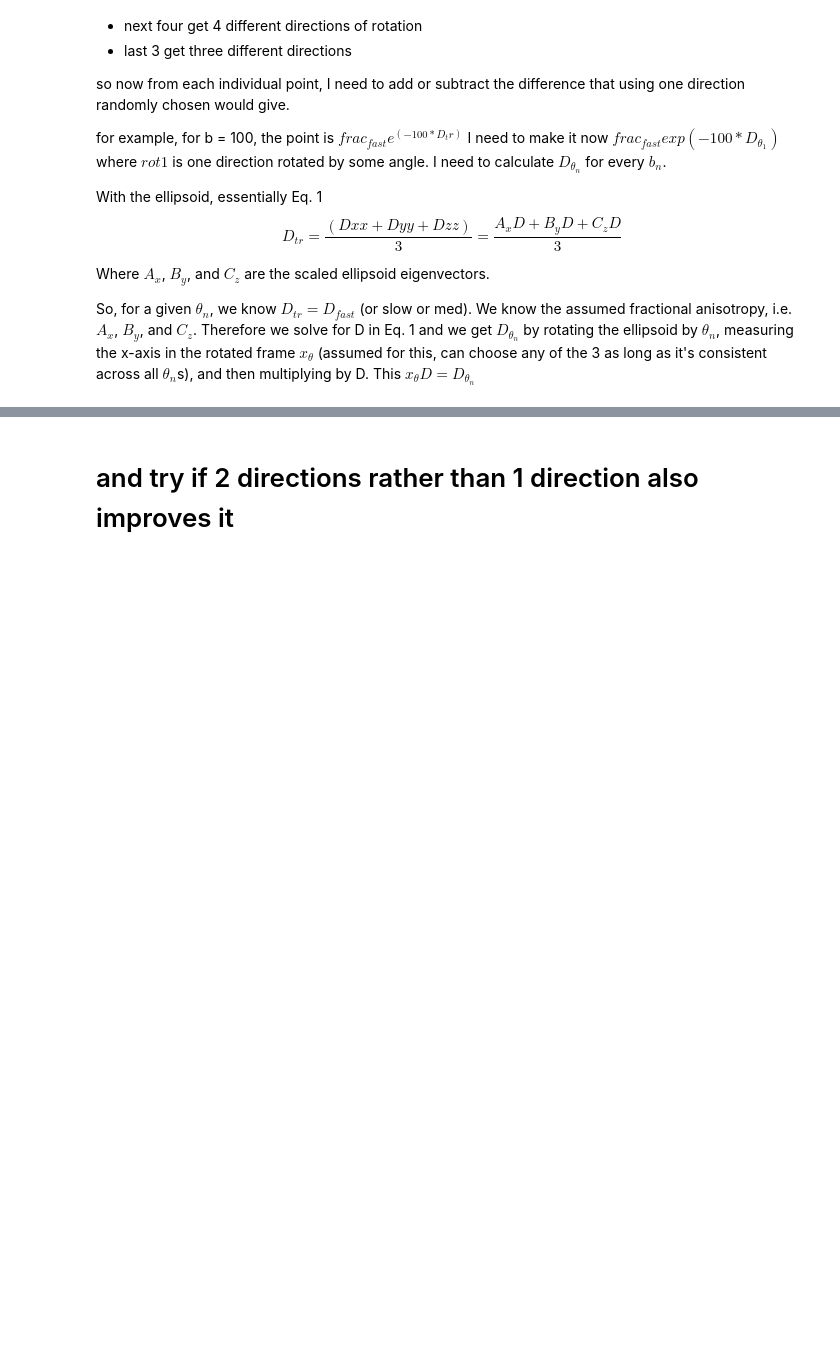
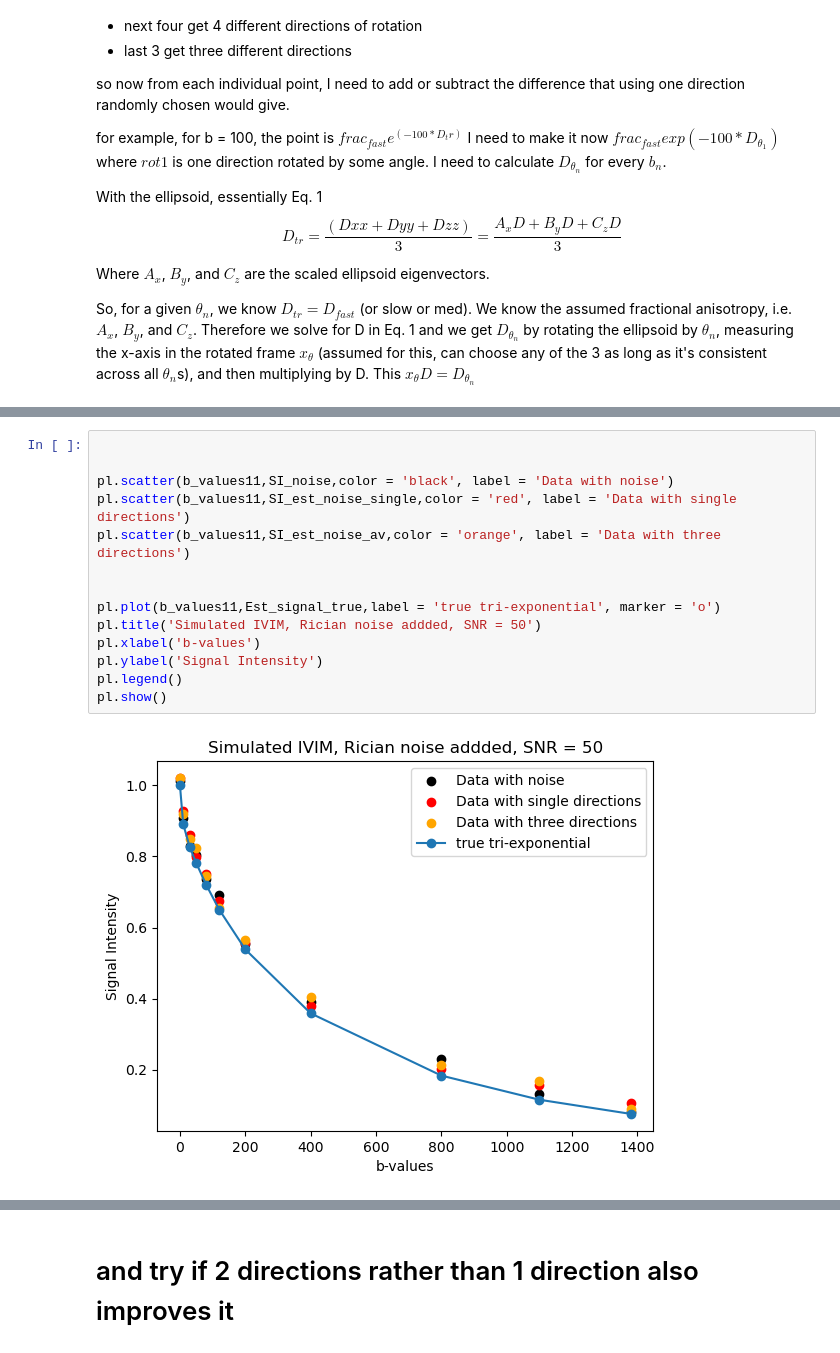
Before and after one commit to miramliu/Multiexp_Simulations_python, a Jupyter notebook: SimulationOfKidneySignal.ipynb, the cells around one changed output, grey strips where cells are left out. Saved outputs shown, nothing was run; the diff lists cells and outputs as text; blank space fills up the shorter version.

```diff
--- a/SimulationOfKidneySignal.ipynb
+++ b/SimulationOfKidneySignal.ipynb
@@ -256,3 +222,19 @@ pl.show()
+# %%
+
+
+pl.scatter(b_values11,SI_noise,color = 'black', label = 'Data with noise')
+pl.scatter(b_values11,SI_est_noise_single,color = 'red', label = 'Data with single directions')
+pl.scatter(b_values11,SI_est_noise_av,color = 'orange', label = 'Data with three directions')
+
+
+pl.plot(b_values11,Est_signal_true,label = 'true tri-exponential', marker = 'o')
+pl.title('Simulated IVIM, Rician noise addded, SNR = 50')
+pl.xlabel('b-values')
+pl.ylabel('Signal Intensity')
+pl.legend()
+pl.show()
+# %% [output]
+[figure, added]
 # %% [markdown]
 # Now need to fit it and see how much worse it is compared to truth.
 
```
Also changed, not shown: parts of 12 cells of this notebook, 3 other files.
